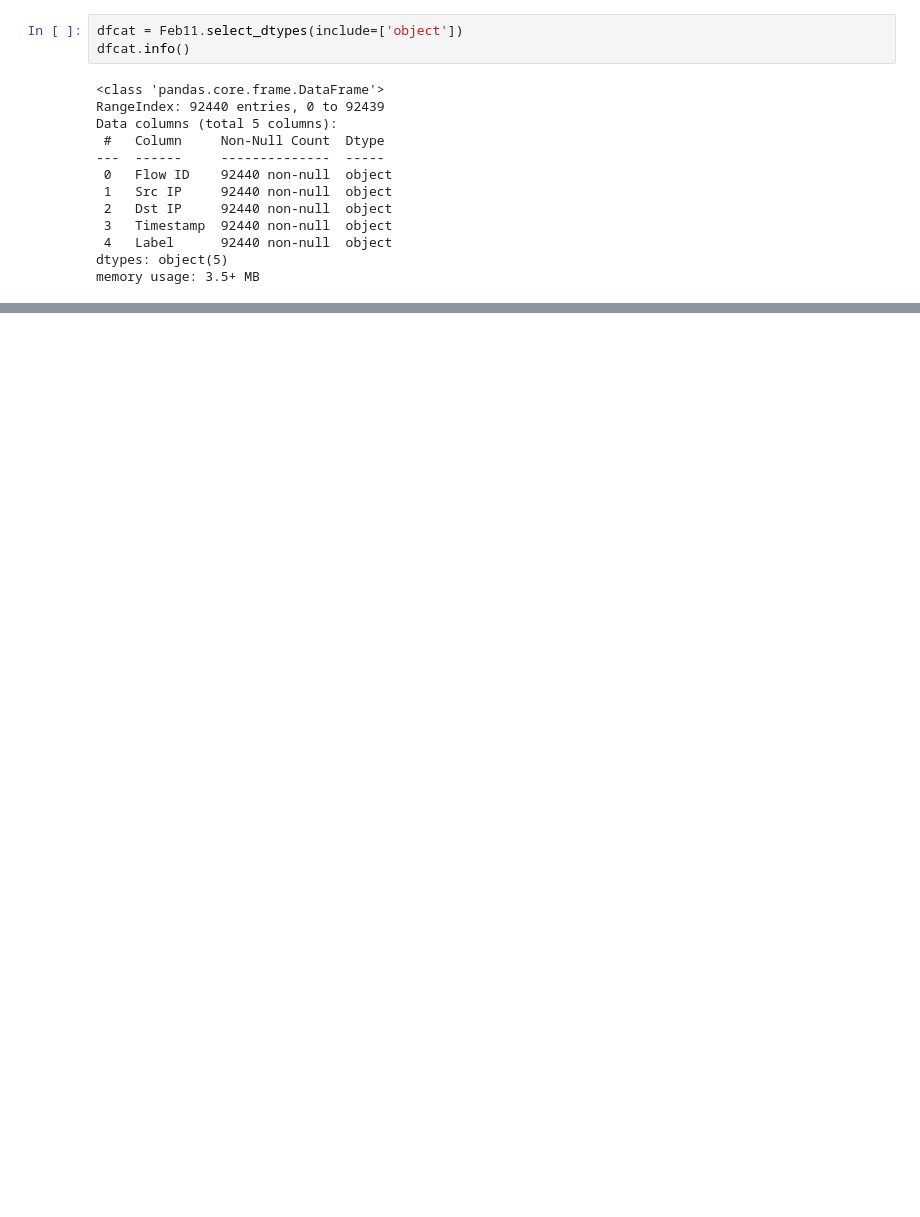
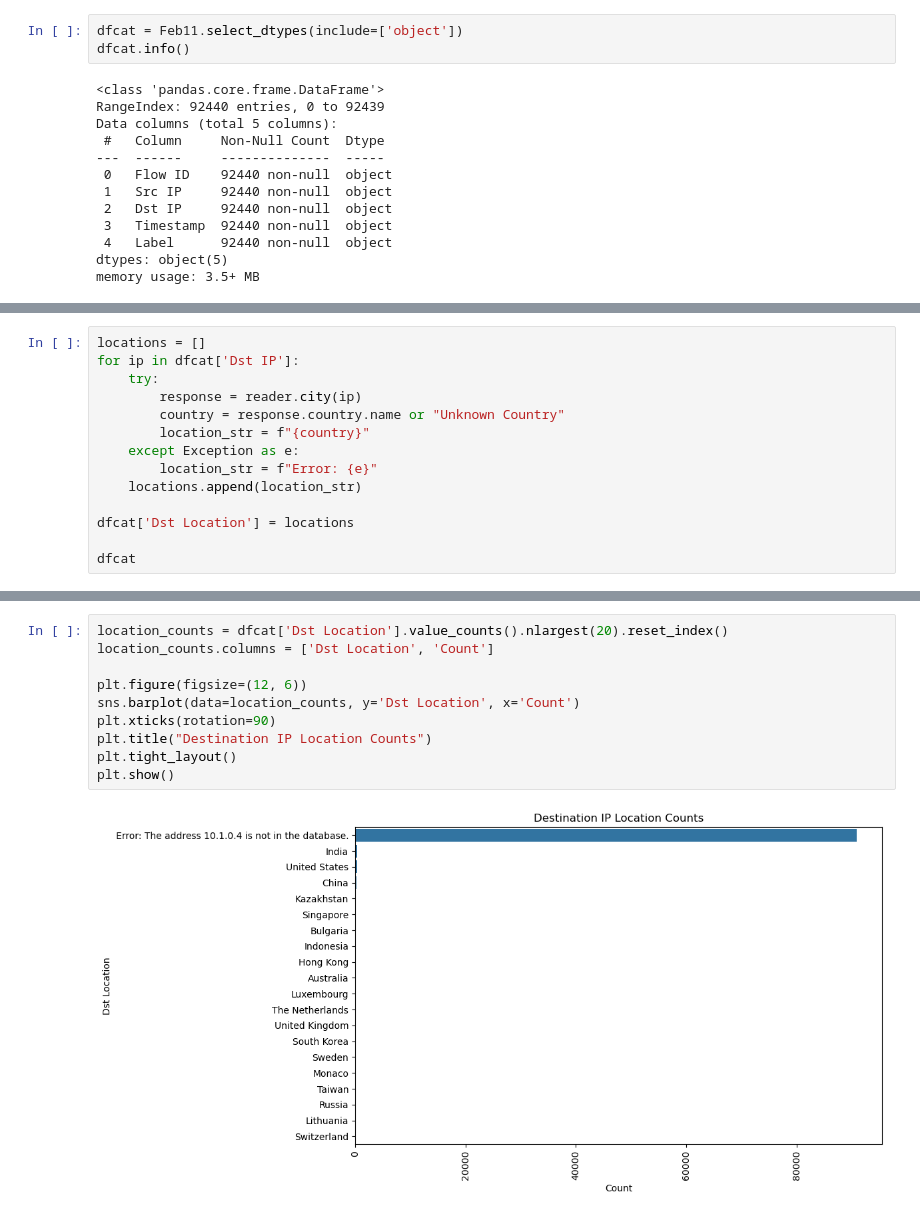
Before and after one commit to Totally-Kyle/The-CyberChase, a Jupyter notebook: eda.ipynb, the cells around one changed output, grey strips where cells are left out. Saved outputs shown, nothing was run; the diff lists cells and outputs as text; blank space fills up the shorter version.

```diff
--- a/eda.ipynb
+++ b/eda.ipynb
@@ -154,0 +448,14 @@ memory usage: 3.5+ MB
+# %%
+locations = []
+for ip in dfcat['Dst IP']:
+    try:
+        response = reader.city(ip)
+        country = response.country.name or "Unknown Country"
+        location_str = f"{country}"
+    except Exception as e:
+        location_str = f"Error: {e}"
+    locations.append(location_str)
+
+dfcat['Dst Location'] = locations
+
+dfcat
@@ -154,0 +476,12 @@ memory usage: 3.5+ MB
+# %%
+location_counts = dfcat['Dst Location'].value_counts().nlargest(20).reset_index()
+location_counts.columns = ['Dst Location', 'Count']
+
+plt.figure(figsize=(12, 6))
+sns.barplot(data=location_counts, y='Dst Location', x='Count')
+plt.xticks(rotation=90)
+plt.title("Destination IP Location Counts")
+plt.tight_layout()
+plt.show()
+# %% [output]
+[figure, added]
```
Also changed, not shown: parts of 28 cells of this notebook, 5 other files.
